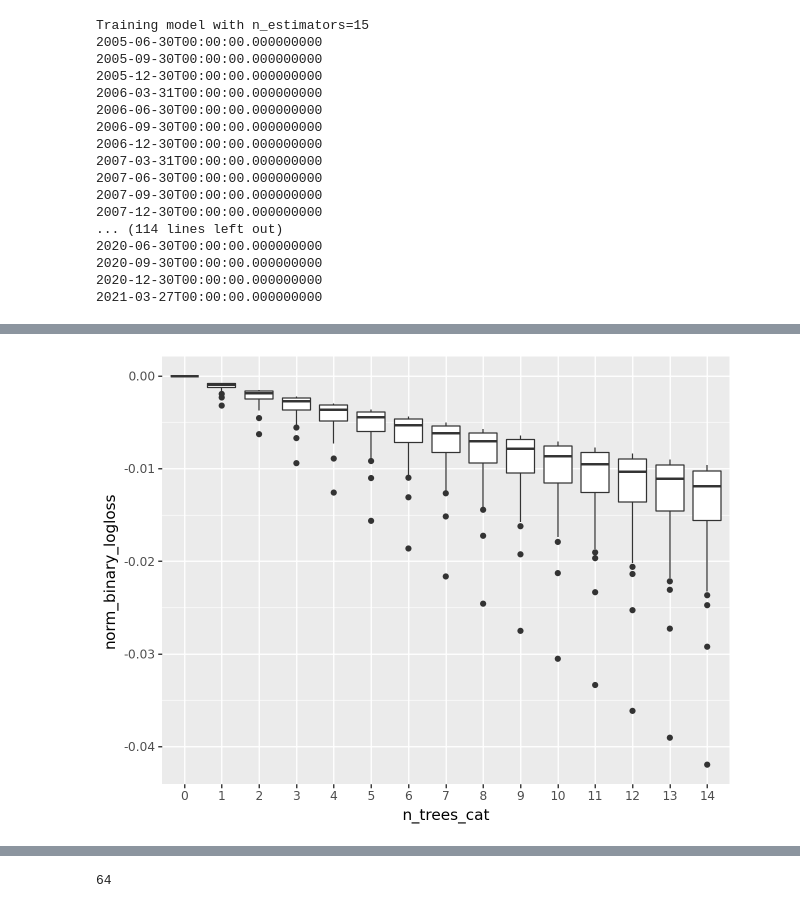
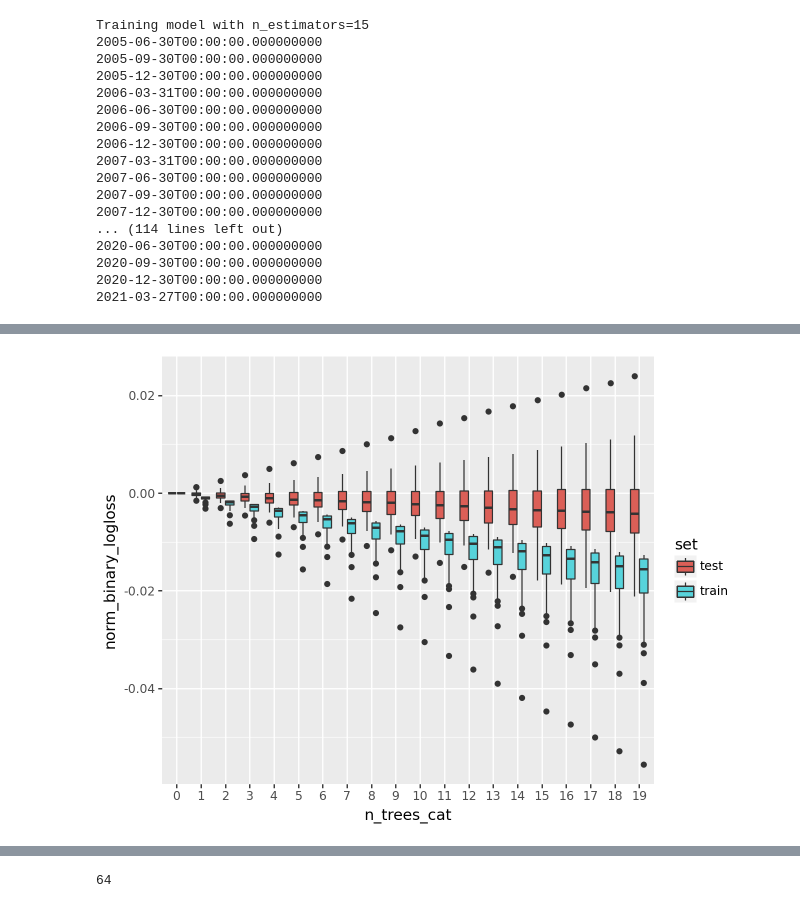
Before and after one commit to raqueel-ff/zrive-ds, a Jupyter notebook: src/module_5/module5.ipynb, the cells around one changed output, grey strips where cells are left out. Drawn from its saved outputs; the diff is of its cells as text; code cells hidden in the pictures.

```diff
--- a/src/module_5/module5.ipynb
+++ b/src/module_5/module5.ipynb
@@ -626,10 +624,12 @@ test_lc_15["n_trees_cat"] = pd.Categorical(test_lc_15['n_trees'],categories=sort
 # %%
 all_results_20, all_predicted_tickers_20, all_models_20 = results_hyp[20]
 train_lc_20 = return_norm_learning_curves("training",all_results_20)
 train_lc_20["n_trees_cat"] = pd.Categorical(train_lc_20['n_trees'],categories=sorted(train_lc_20['n_trees'].unique()))
 test_lc_20 = return_norm_learning_curves("valid_0",all_results_20)
 test_lc_20["n_trees_cat"] = pd.Categorical(test_lc_20['n_trees'],categories=sorted(test_lc_20['n_trees'].unique()))
+train_lc_20["set"] = "train"
+test_lc_20["set"] = "test"
+data_20_lc = pd.concat([train_lc_20, test_lc_20])
+ggplot(data_20_lc, aes(x='n_trees_cat',y='norm_binary_logloss',fill="set")) + geom_boxplot()
+# %% [output]
+[figure, added]
-# %%
-ggplot(train_lc_15) + aes(x='n_trees_cat',y='norm_binary_logloss')+ geom_boxplot()
-# %% [output]
-[figure, removed]
```
Also changed, not shown: parts of 23 cells of this notebook.
